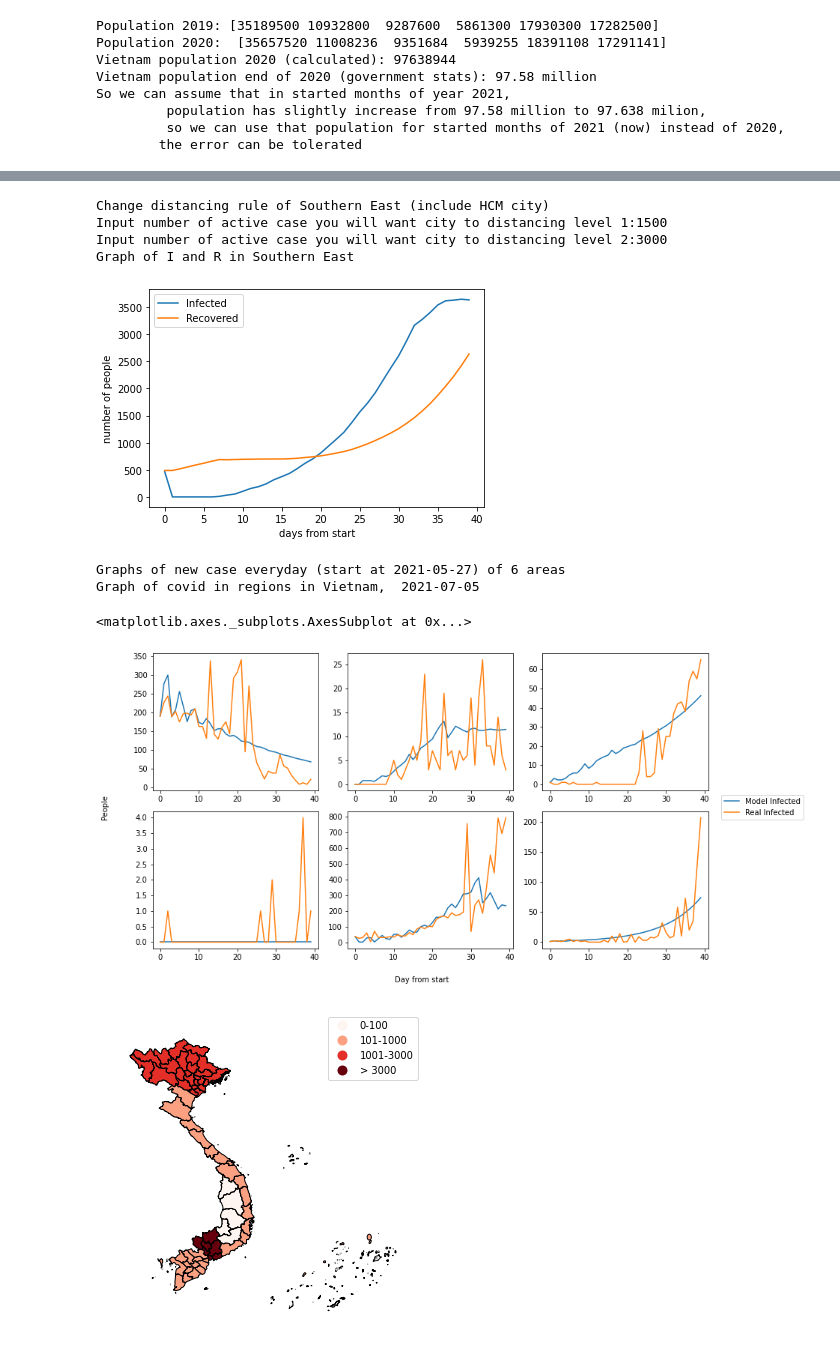
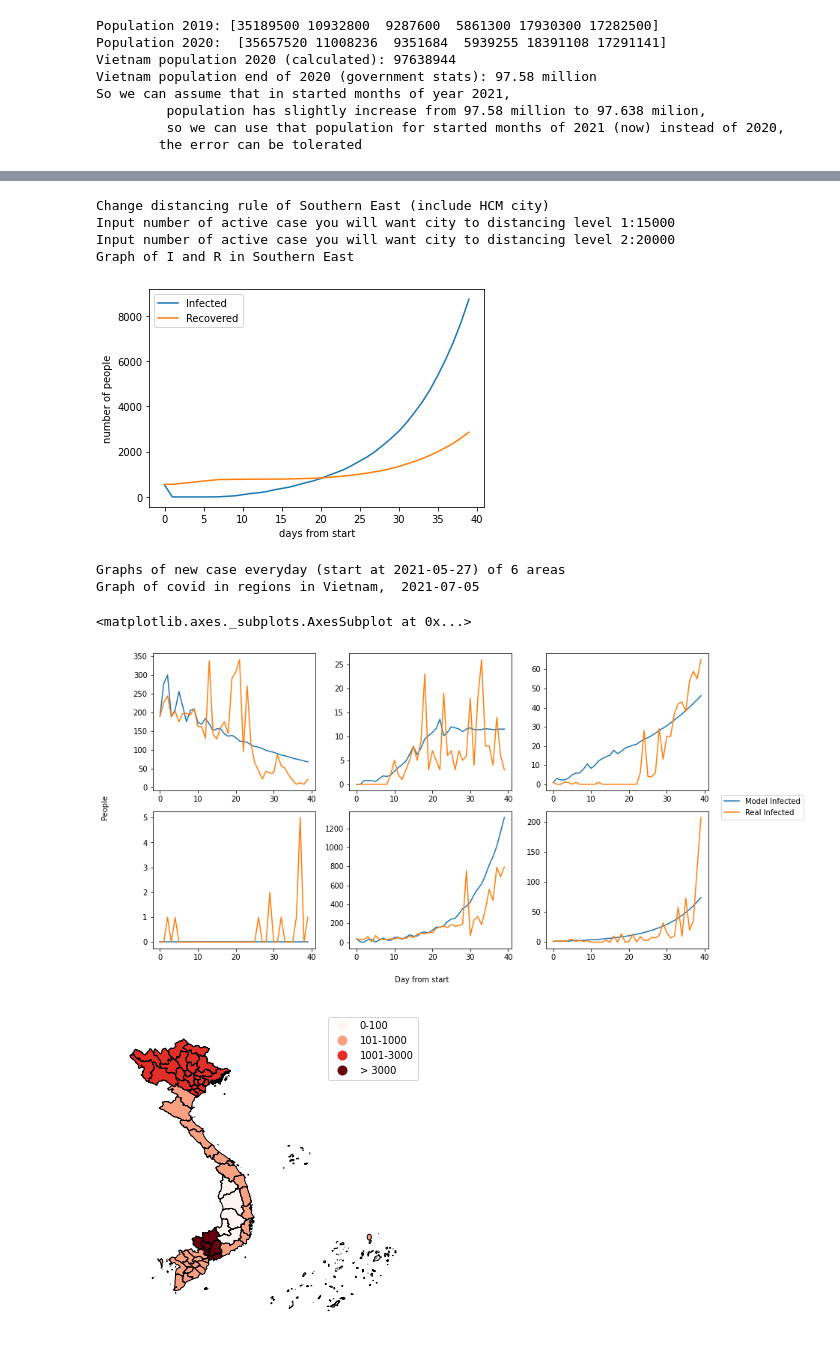
Before and after one commit to hienvanhuynh/appcomponents, a Jupyter notebook: ncov_AppliedMath.ipynb, the cells around one changed output, grey strips where cells are left out. Saved outputs shown, nothing was run; the diff lists cells and outputs as text; code cells hidden in the pictures.

```diff
--- a/ncov_AppliedMath.ipynb
+++ b/ncov_AppliedMath.ipynb
@@ -199,7 +199,10 @@ for i in range(delta.days + 1):
   response = response['rows']
   for row in range(len(response)):
     provinceName = response[row]["tinh"]
-    areaCode = areaCodeDictionary[provinceName]
+    try:
+      areaCode = areaCodeDictionary[provinceName]
+    except:
+      continue;
     R[areaCode - 1] += response[row]["ca_khoi"]+response[row]["tu_vong"]
     I[areaCode - 1] += response[row]["so_ca"]
   Is = np.insert(Is, len(Is), I, axis=0)
@@ -381,7 +384,10 @@ for i in range(delta.days + 1):
   response = response['rows']
   for row in range(len(response)):
     provinceName = response[row]["tinh"]
-    areaCode = areaCodeDictionary[provinceName]
+    try:
+      areaCode = areaCodeDictionary[provinceName]
+    except:
+      continue
     R[areaCode - 1] += response[row]["ca_khoi"]+response[row]["tu_vong"]
     I[areaCode - 1] += response[row]["so_ca"]
   Is = np.insert(Is, len(Is), I, axis=0)
@@ -547,7 +553,10 @@ for i in range(delta.days + 1):
   response = response['rows']
   for row in range(len(response)):
     provinceName = response[row]["tinh"]
-    areaCode = areaCodeDictionary[provinceName]
+    try:
+      areaCode = areaCodeDictionary[provinceName]
+    except:
+      continue
     R[areaCode - 1] += response[row]["ca_khoi"]+response[row]["tu_vong"]
     I[areaCode - 1] += response[row]["so_ca"]
   Is = np.insert(Is, len(Is), I, axis=0)
@@ -705,40 +714,40 @@ with open('province_map.csv', 'r') as read_obj, \
       areaCode = areaCodeDictionary[provinceName]
       activeCase = Is[len(Is)-1, areaCode - 1]
       if (activeCase > 3000):
         color = 3
       elif (activeCase > 1000):
         color = 2
       elif (activeCase > 100):
         color = 1
       else:
         color = 0
 
       row.append(color)
     csv_writer.writerow(row)
 # Read color data
 color_data = pd.read_csv('Color by Province.csv')
 # Merge province map with province's infected cases.
 geo_data = geo_map.merge(color_data, how='inner', left_on=['Name'], right_on=['Name'])
 # Plot map
 scheme = mc.FisherJenks(geo_data['Color'], k=4)
 print("Graph of covid in regions in Vietnam, ", str(edate))
 gplt.choropleth(geo_data, hue='Color', legend=True, cmap='Reds',
                 scheme=scheme,
                 legend_labels=[
                     '0-100', '101-1000',
                     '1001-3000', '> 3000'
                 ]
 )
 # %% [output]
 Change distancing rule of Southern East (include HCM city)
-Input number of active case you will want city to distancing level 1:1500
-Input number of active case you will want city to distancing level 2:3000
+Input number of active case you will want city to distancing level 1:15000
+Input number of active case you will want city to distancing level 2:20000
 Graph of I and R in Southern East
-[figure, old version]
+[figure, new version]
 Graphs of new case everyday (start at 2021-05-27) of 6 areas
 Graph of covid in regions in Vietnam,  2021-07-05
 <matplotlib.axes._subplots.AxesSubplot at 0x...>
-[figure, old version]
+[figure, new version]
 [figure]
 # %%
 #Evaluate
```
Also changed, not shown: parts of 6 cells of this notebook.
